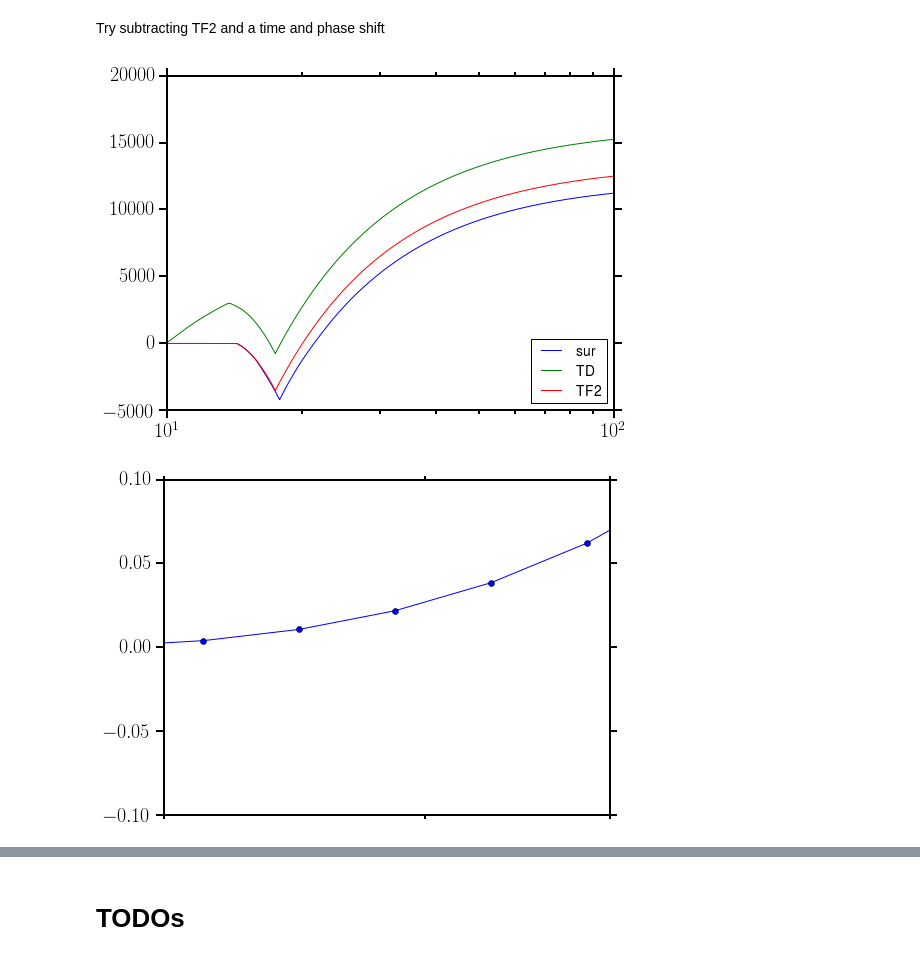
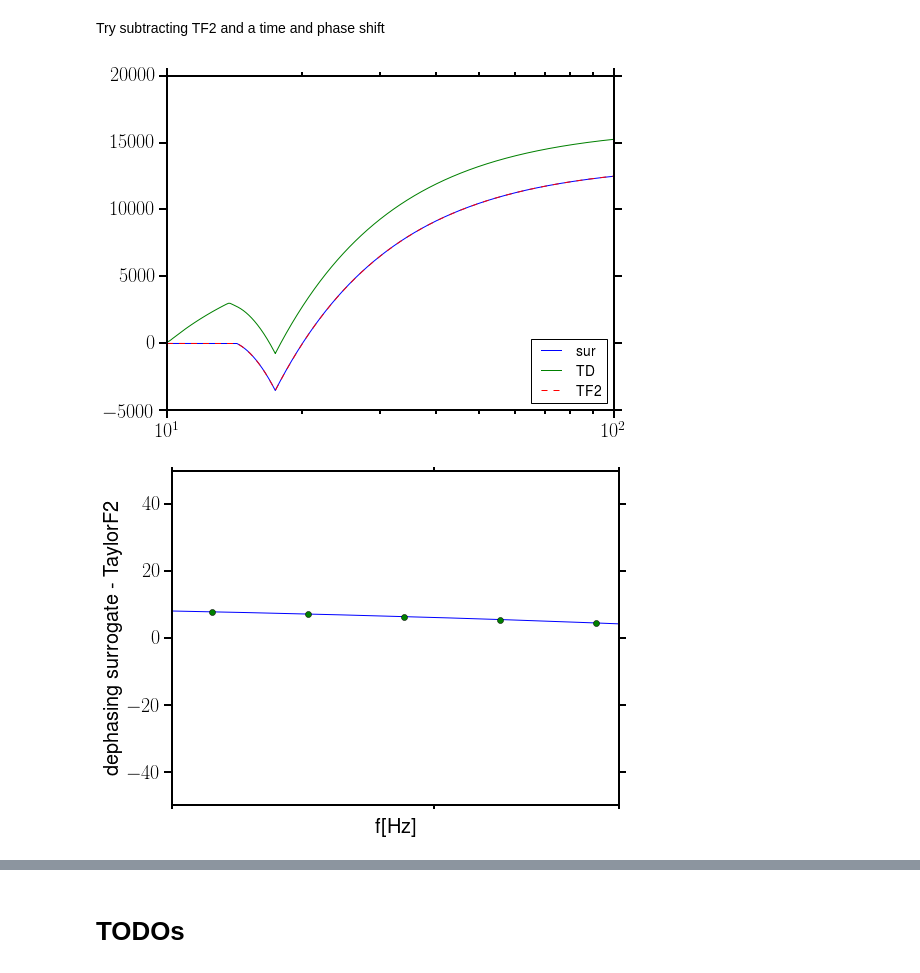
Before and after one commit to benjaminlackey/gpsurrogate, a Jupyter notebook: src/TEOB-LAL-implementation/LalsuiteSurrogate_MP.ipynb, the cells around one changed output, grey strips where cells are left out. Drawn from its saved outputs; the diff is of its cells as text; code cells hidden in the pictures.

Commit message:
Latest version gives very good match from 15Hz for example BNS.
Update the HDF5 file with the sparse grids for TaylorF2.

```diff
--- a/src/TEOB-LAL-implementation/LalsuiteSurrogate_MP.ipynb
+++ b/src/TEOB-LAL-implementation/LalsuiteSurrogate_MP.ipynb
@@ -2871,19 +2801,23 @@ phi_TF2 = np.unwrap(np.angle(h_TF2[1]))
 # We see that below 20Hz there are some remnants of the FFT or tapering that we should ignore
 plt.semilogx(h_sur[0], phi_sur, label='sur')
 plt.semilogx(h_orig[0], phi_orig, label='TD')
-plt.semilogx(h_orig[0], phi_TF2, label='TF2')
+plt.semilogx(h_orig[0], phi_TF2, 'r--', label='TF2')
 plt.legend(loc=4)
 plt.xlim([10.0, 100.0]);
 # %% [output]
-[figure, old version]
+[figure, new version]
 # %%
 # grab the surrogate phase correction dumped by the C code
 sur_phi_at_nodes = np.loadtxt('sur_phi_at_nodes.txt')
 # %%
 phi_sur = np.unwrap(np.angle(h_sur[1]))
 # %%
-plt.semilogx(sur_phi_at_nodes.T[0] / (Mtot*lal.MTSUN_SI), sur_phi_at_nodes.T[1], 'o-')
+plt.semilogx(h_sur[0], phi_sur - phi_TF2)
+dphiI = spline(h_sur[0], phi_sur - phi_TF2)
+plt.semilogx(sur_phi_at_nodes.T[0] / (Mtot*lal.MTSUN_SI), dphiI(sur_phi_at_nodes.T[0] / (Mtot*lal.MTSUN_SI)), 'o')
 plt.xlim([20.0, 40.0]);
-plt.ylim([-0.1,0.1]);
+plt.ylim([-50, 50]);
+plt.xlabel('f[Hz]')
+plt.ylabel('dephasing surrogate - TaylorF2');
 # %% [output]
-[figure, old version]
+[figure, new version]
```
Also changed, not shown: parts of 42 cells of this notebook, 1 other file.
